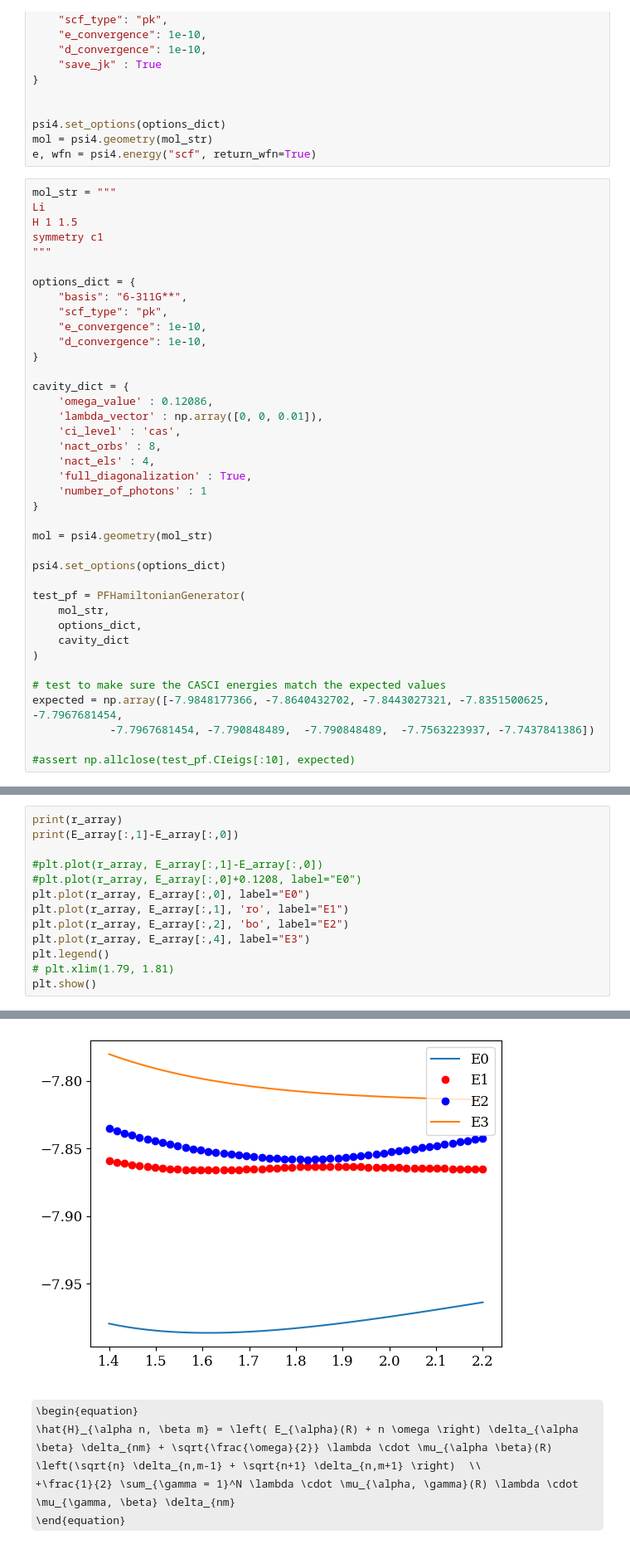
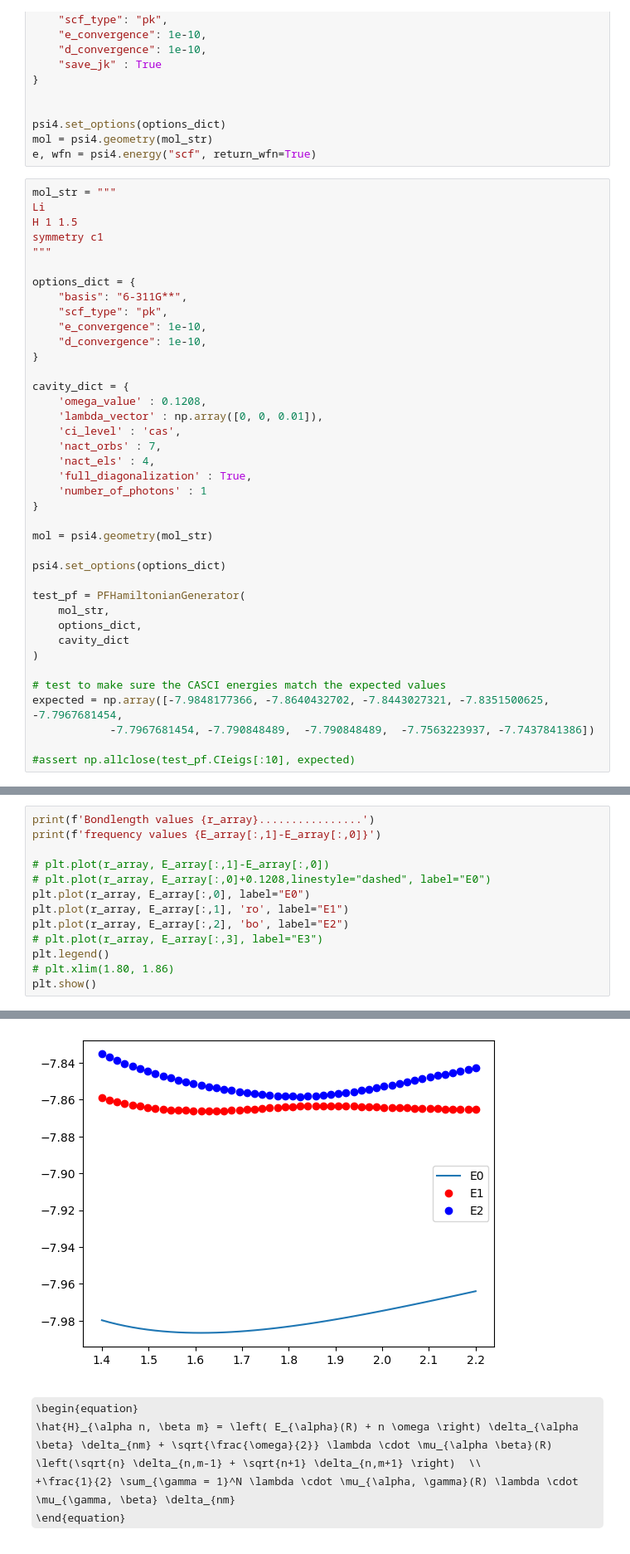
Before and after one commit to rubymanderna/SCQED-PCQED, a Jupyter notebook: examples/LiH_6311gss_QEDCAS.ipynb, the cells around one changed output, grey strips where cells are left out. Shown: that part at 83% size. Cells and saved outputs as stored; diff of their text form; some formulas as TeX source.

```diff
--- a/examples/LiH_6311gss_QEDCAS.ipynb
+++ b/examples/LiH_6311gss_QEDCAS.ipynb
@@ -43,10 +43,10 @@ options_dict = {
 }
 
 cavity_dict = {
-    'omega_value' : 0.12086,
+    'omega_value' : 0.1208,
     'lambda_vector' : np.array([0, 0, 0.01]),
     'ci_level' : 'cas',
-    'nact_orbs' : 8,
+    'nact_orbs' : 7,
     'nact_els' : 4,
     'full_diagonalization' : True,
     'number_of_photons' : 1
@@ -152,14 +153,14 @@ from matplotlib import pyplot as plt
 # %%
-print(r_array)
-print(E_array[:,1]-E_array[:,0])
+print(f'Bondlength values {r_array}................')
+print(f'frequency values {E_array[:,1]-E_array[:,0]}')
 
-#plt.plot(r_array, E_array[:,1]-E_array[:,0])
-#plt.plot(r_array, E_array[:,0]+0.1208, label="E0")
+# plt.plot(r_array, E_array[:,1]-E_array[:,0])
+# plt.plot(r_array, E_array[:,0]+0.1208,linestyle="dashed", label="E0")
 plt.plot(r_array, E_array[:,0], label="E0")
 plt.plot(r_array, E_array[:,1], 'ro', label="E1")
 plt.plot(r_array, E_array[:,2], 'bo', label="E2")
-plt.plot(r_array, E_array[:,4], label="E3")
+# plt.plot(r_array, E_array[:,3], label="E3")
 plt.legend()
-# plt.xlim(1.79, 1.81)
+# plt.xlim(1.80, 1.86)
 plt.show()
 # %% [output]
@@ -174,4 +175,4 @@ plt.show()
-[figure, old version]
+[figure, new version]
 # %% [markdown]
 \begin{equation}
 \hat{H}_{\alpha n, \beta m} = \left( E_{\alpha}(R) + n \omega \right) \delta_{\alpha \beta} \delta_{nm} + \sqrt{\frac{\omega}{2}} \lambda \cdot \mu_{\alpha \beta}(R) \left(\sqrt{n} \delta_{n,m-1} + \sqrt{n+1} \delta_{n,m+1} \right)  \\
```
Also changed, not shown: parts of 7 cells of this notebook, 41 other files.
